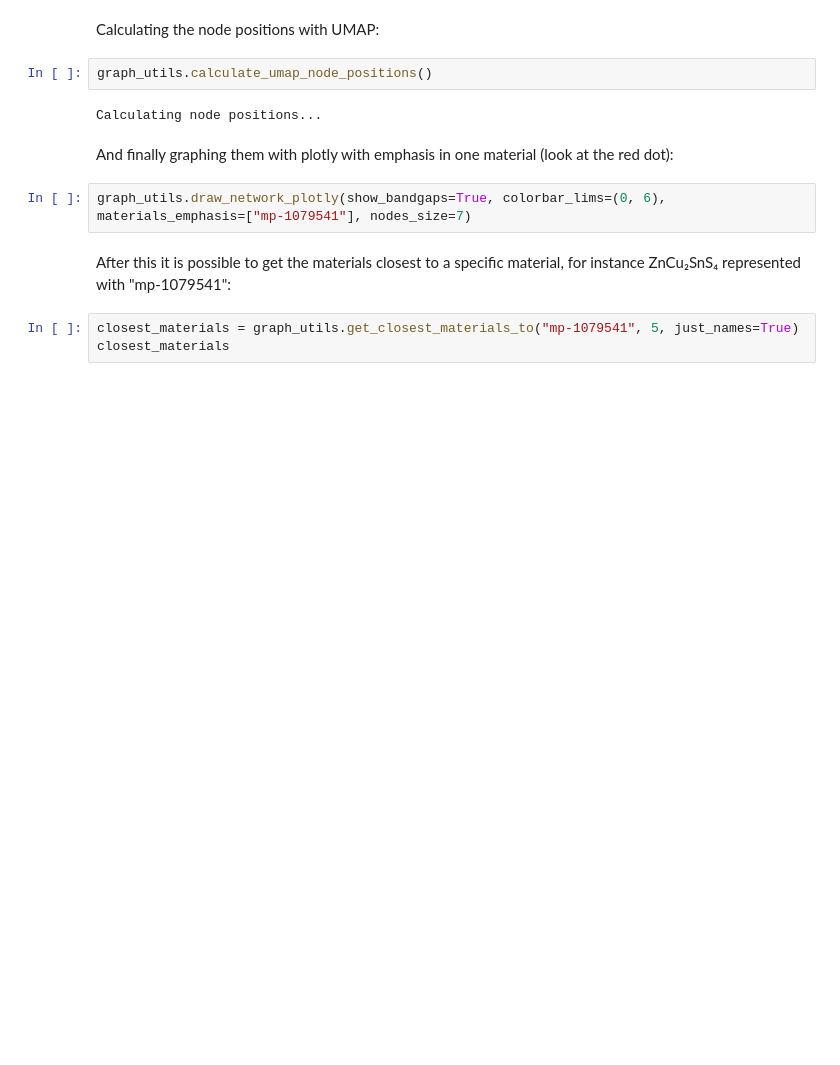
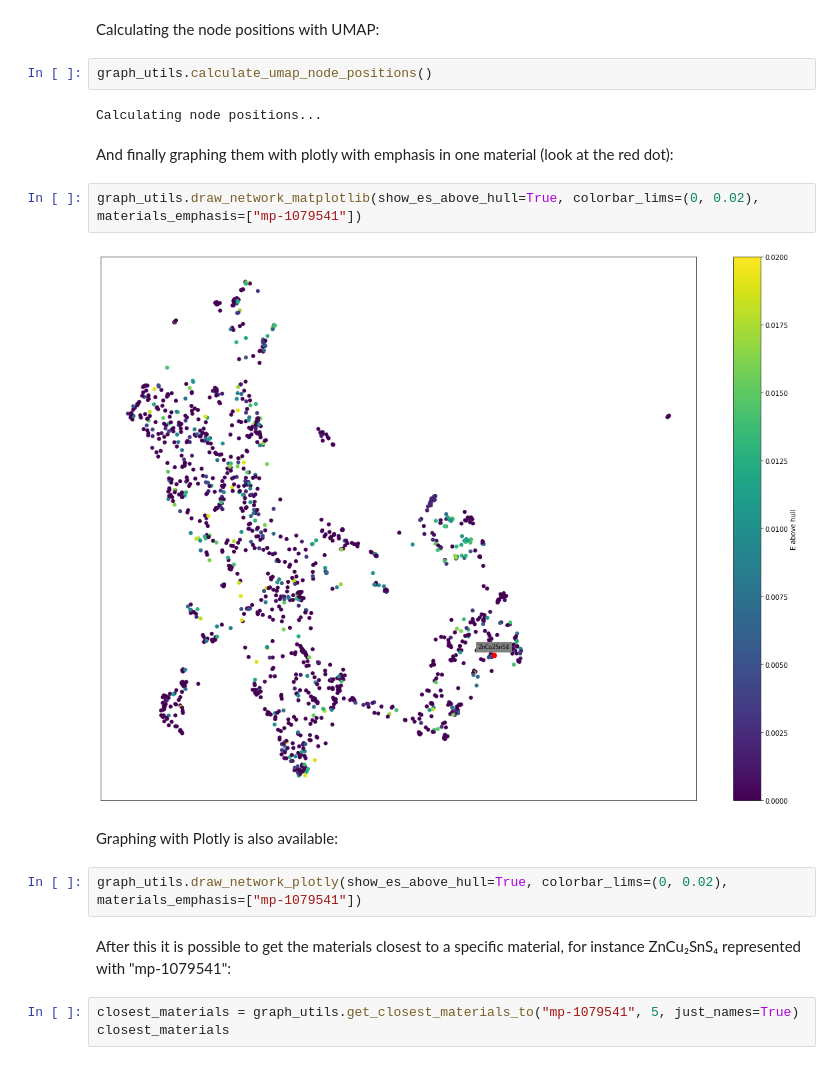
Before and after one commit to CamGomezDev/materials-graph-search, a Jupyter notebook: examples.ipynb, the cells around one changed output. Cells and saved outputs as stored; diff of their text form; blank space fills up the shorter version.

Commit message:
Fixed graph in example

```diff
--- a/examples.ipynb
+++ b/examples.ipynb
@@ -176,8 +176,14 @@ graph_utils.calculate_umap_node_positions()
 Calculating node positions...
 # %% [markdown]
 And finally graphing them with plotly with emphasis in one material (look at the red dot):
+# %%
+graph_utils.draw_network_matplotlib(show_es_above_hull=True, colorbar_lims=(0, 0.02), materials_emphasis=["mp-1079541"])
+# %% [output]
+[figure, added]
+# %% [markdown]
+Graphing with Plotly is also available:
 # %%
-graph_utils.draw_network_plotly(show_bandgaps=True, colorbar_lims=(0, 6), materials_emphasis=["mp-1079541"], nodes_size=7)
+graph_utils.draw_network_plotly(show_es_above_hull=True, colorbar_lims=(0, 0.02), materials_emphasis=["mp-1079541"])
 # %% [markdown]
 After this it is possible to get the materials closest to a specific material, for instance ZnCu₂SnS₄ represented with "mp-1079541":
 # %%
```
Also changed, not shown: parts of 2 cells of this notebook.
